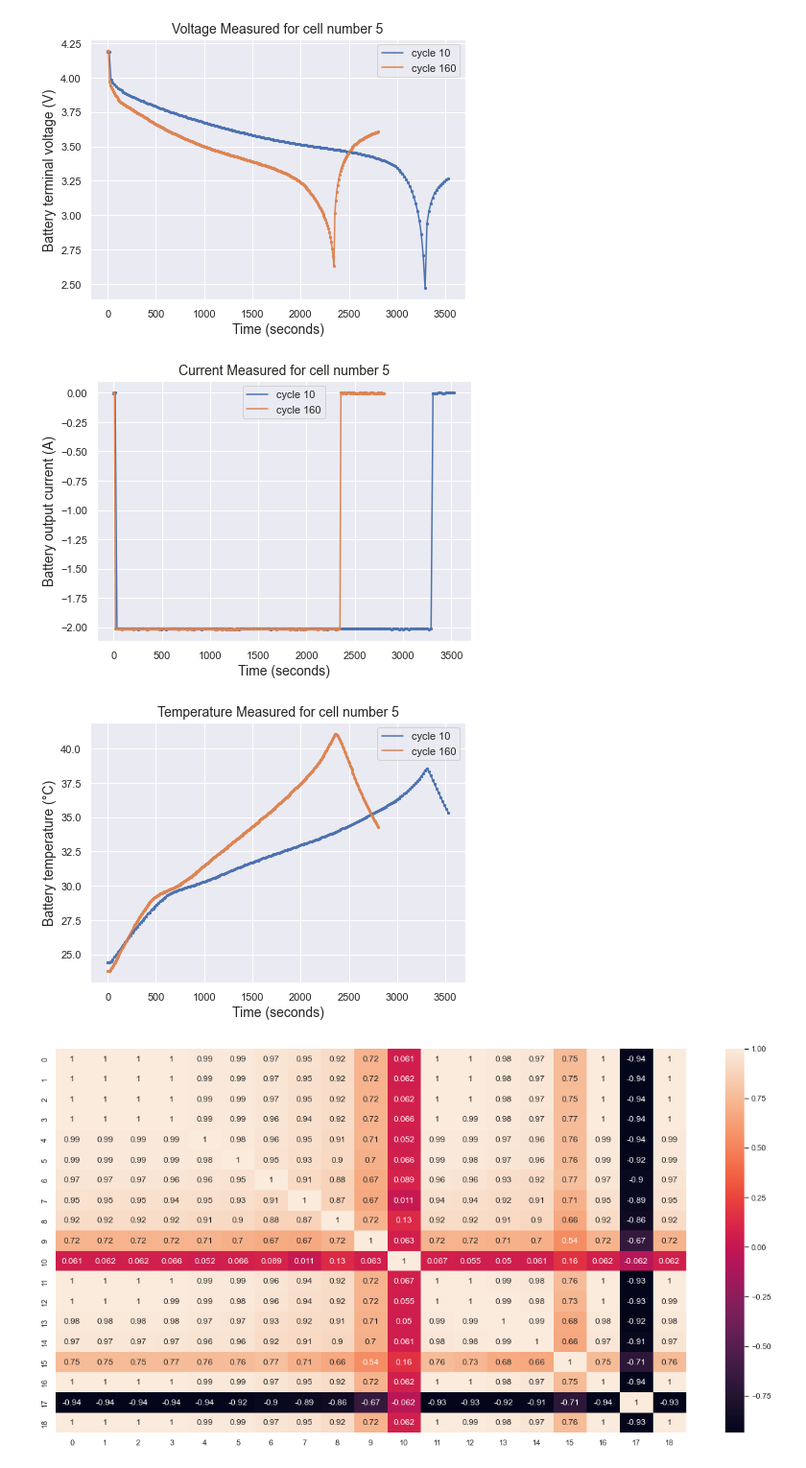
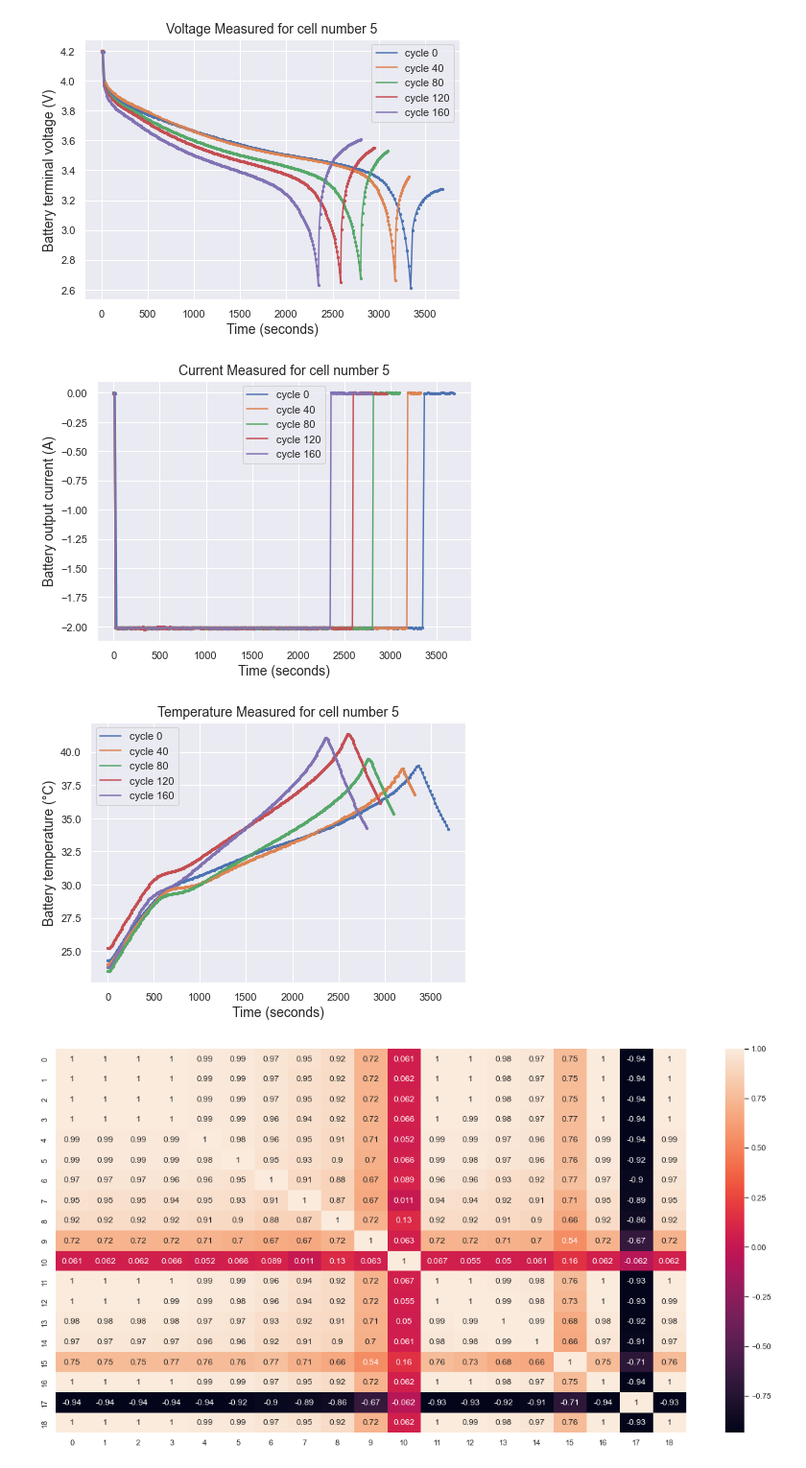
Before and after one commit to aweditya/ev-battery-degradation, a Jupyter notebook: FINAL.ipynb, the cells around one changed output. Shown: that part at 96% size. Saved outputs shown, nothing was run; the diff lists cells and outputs as text; code cells hidden in the pictures.

```diff
--- a/FINAL.ipynb
+++ b/FINAL.ipynb
@@ -44,12 +45,12 @@ def dc_cycle_plots(cell_number, cycle_list, type, figsize = (10,5), only_scatter
     plt.legend()
     plt.show()
 # %%
-cycles = [10,160]
+cycles = [0, 40, 80, 120, 160]
 dc_cycle_plots(5, cycles, 'voltage', figsize = (7,5), only_scatter = False)
 dc_cycle_plots(5, cycles, 'current', figsize = (7,5), only_scatter = False)
 dc_cycle_plots(5, cycles, 'temperature', figsize = (7,5), only_scatter = False)
 # %% [output]
-[figure, old version]
+[figure, new version]
-[figure, old version]
+[figure, new version]
-[figure, old version]
+[figure, new version]
 # %%
```
Also changed, not shown: parts of 6 cells of this notebook.
